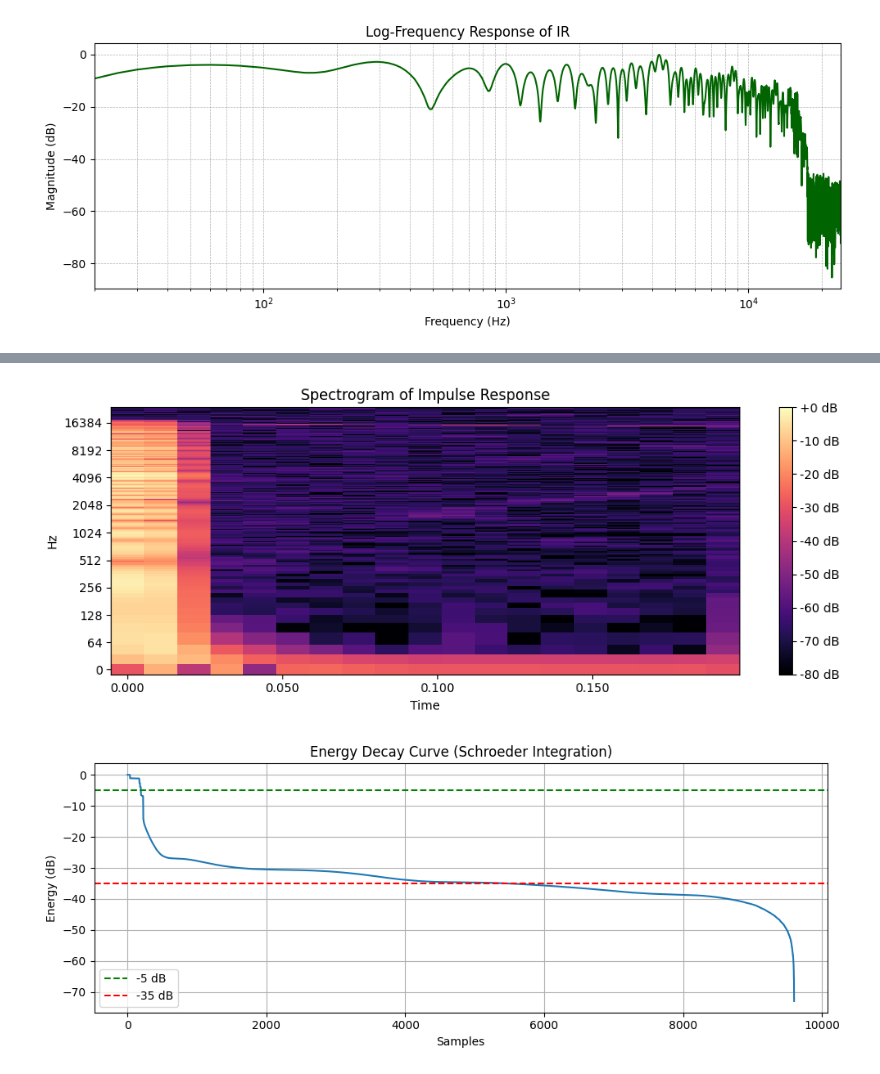
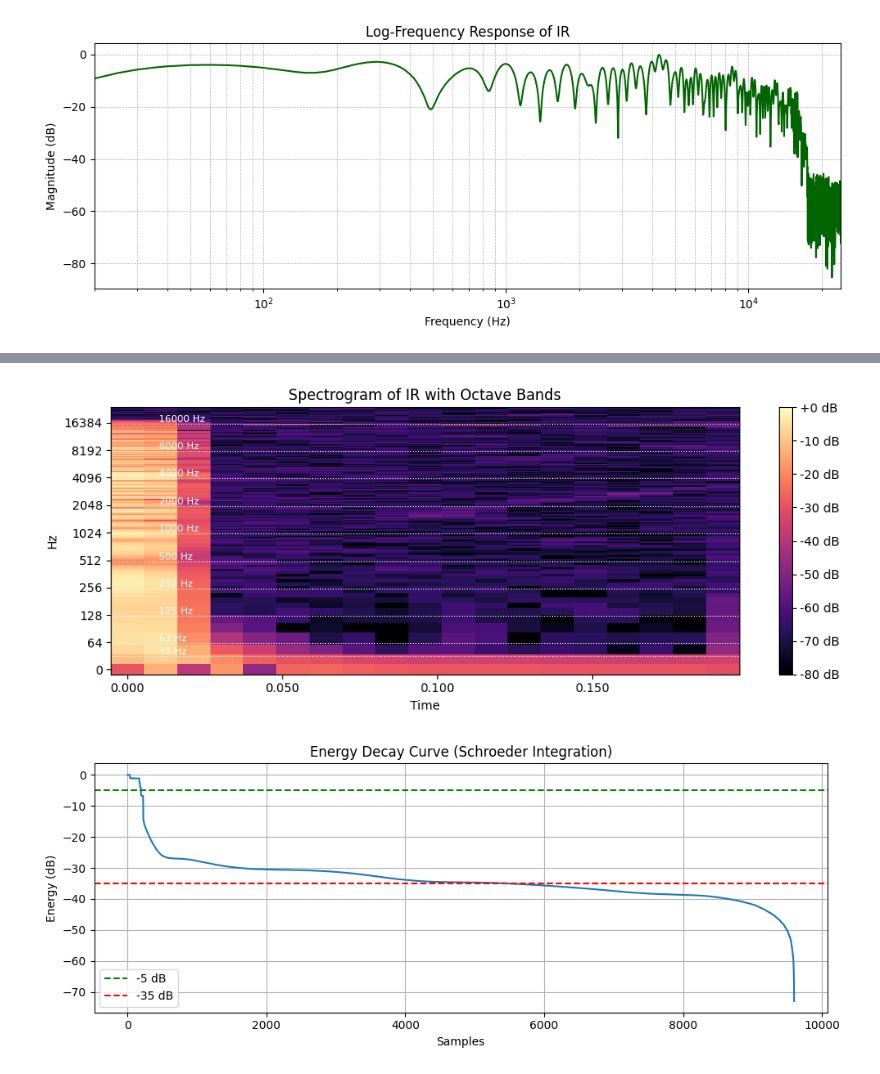
Before and after one commit to omega1119/dsp-ir, a Jupyter notebook: apply_ir.ipynb, the cells around one changed output, grey strips where cells are left out. Cells and saved outputs as stored; diff of their text form; code cells hidden in the pictures.

Commit message:
more plots

```diff
--- a/apply_ir.ipynb
+++ b/apply_ir.ipynb
@@ -74,14 +106,27 @@ plot_log_frequency_response(ir, ir_sr)
 # %%
-plt.figure(figsize=(10, 4))
-D = librosa.amplitude_to_db(np.abs(librosa.stft(ir)), ref=np.max)
-librosa.display.specshow(D, sr=ir_sr, x_axis='time', y_axis='log', cmap='magma')
-plt.title('Spectrogram of Impulse Response')
-plt.colorbar(format='%+2.0f dB')
-plt.tight_layout()
-plt.savefig('preview/spectrogram.png')
-plt.show()
+def plot_spectrogram_with_octave_bands(ir, sr, title="Spectrogram of IR with Octave Bands"):
+    D = librosa.amplitude_to_db(np.abs(librosa.stft(ir)), ref=np.max)
+
+    # Plot spectrogram
+    plt.figure(figsize=(10, 4))
+    librosa.display.specshow(D, sr=sr, x_axis='time', y_axis='log', cmap='magma')
+    plt.title(title)
+    plt.colorbar(format='%+2.0f dB')
+
+    # Overlay octave band markers
+    octave_centers = [31.5, 63, 125, 250, 500, 1000, 2000, 4000, 8000, 16000]
+    for f in octave_centers:
+        if f < sr // 2:
+            plt.axhline(y=f, color='white', linestyle=':', linewidth=0.8)
+            plt.text(0.01, f, f"{int(f)} Hz", color='white', fontsize=8, va='bottom')
+
+    plt.tight_layout()
+    plt.savefig('preview/spectrogram.png')
+    plt.show()
+
+plot_spectrogram_with_octave_bands(ir, ir_sr)
 # %% [output]
-[figure, old version]
+[figure, new version]
 # %%
 def estimate_rt60(ir, sr):
     energy = np.cumsum(ir[::-1] ** 2)[::-1]  # Schroeder integration
```
Also changed, not shown: parts of 1 cell of this notebook, 2 other files.
